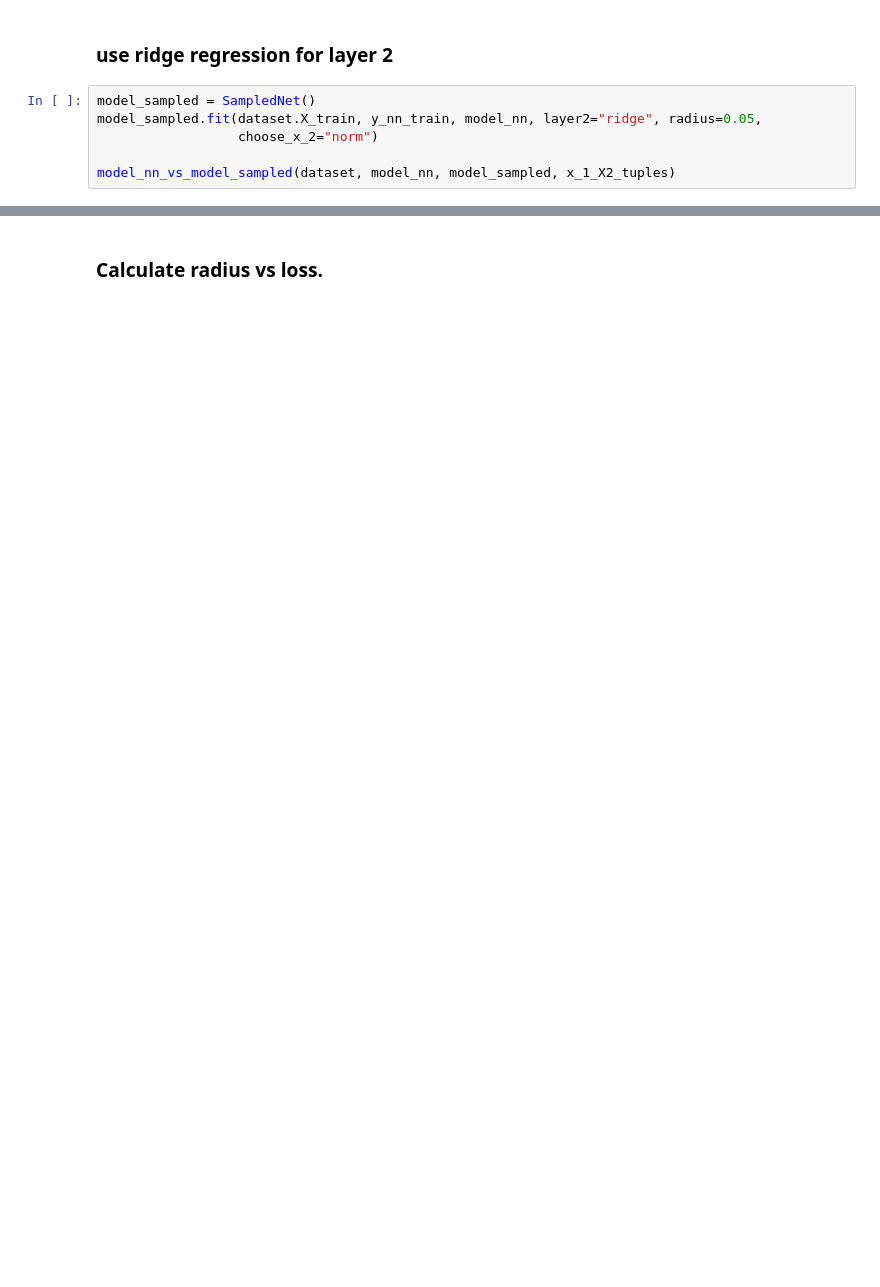
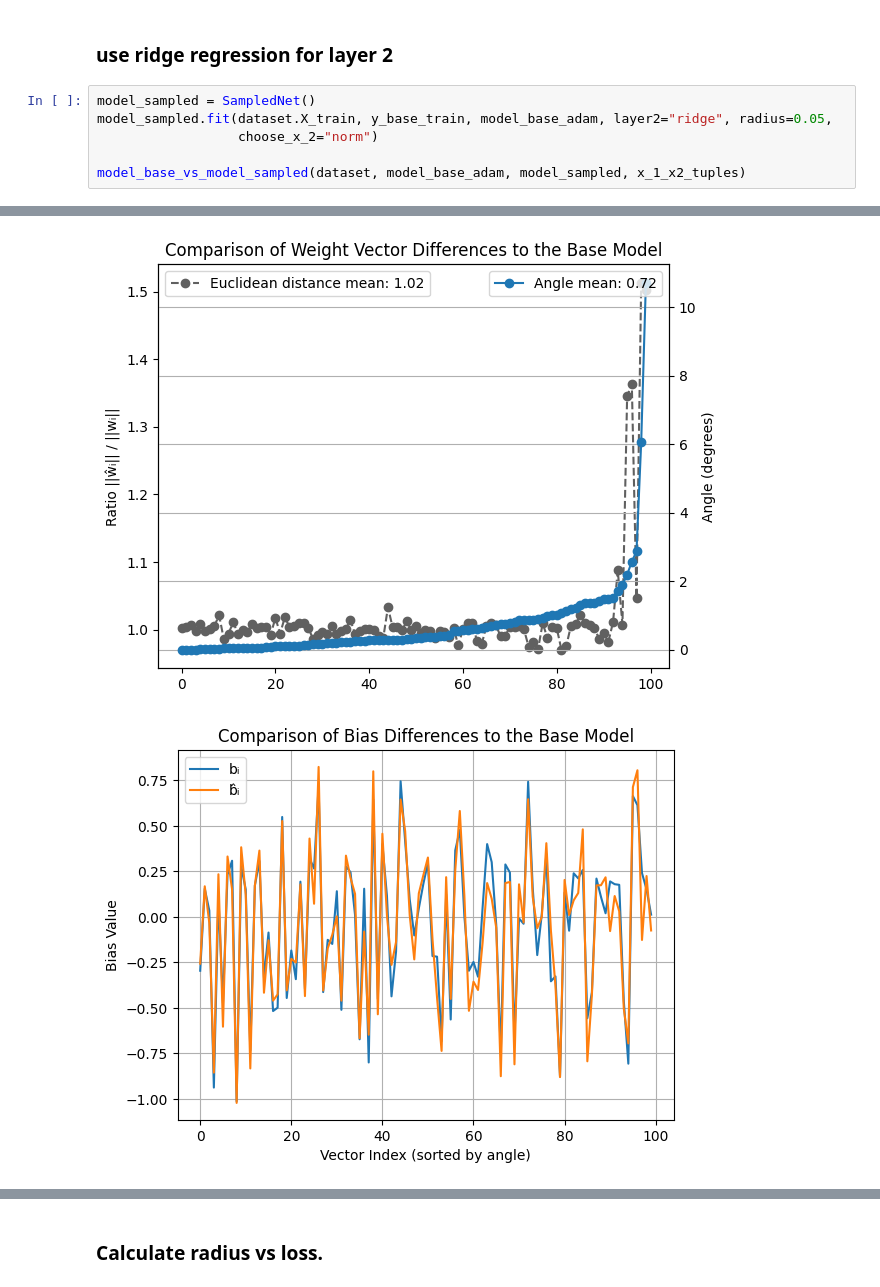
Before and after one commit to DhiaBou/sampled-networks, a Jupyter notebook: notebooks/adam_to_samped.ipynb, the cells around one changed output, grey strips where cells are left out. Cells and saved outputs as stored; diff of their text form; blank space fills up the shorter version.

```diff
--- a/notebooks/adam_to_samped.ipynb
+++ b/notebooks/adam_to_samped.ipynb
@@ -97,9 +133,9 @@ weights1 equals weights2:  False
 ### use ridge regression for layer 2
 # %%
 model_sampled = SampledNet()
-model_sampled.fit(dataset.X_train, y_nn_train, model_nn, layer2="ridge", radius=0.05,
+model_sampled.fit(dataset.X_train, y_base_train, model_base_adam, layer2="ridge", radius=0.05,
                   choose_x_2="norm")
 
-model_nn_vs_model_sampled(dataset, model_nn, model_sampled, x_1_X2_tuples)
+model_base_vs_model_sampled(dataset, model_base_adam, model_sampled, x_1_x2_tuples)
 # %% [output]
 alpha   loss validation
@@ -122,0 +158,2 @@ weights1 equals weights2:  False
+[figure, added]
+[figure, added]
```
Also changed, not shown: parts of 8 cells of this notebook, 5 other files.
